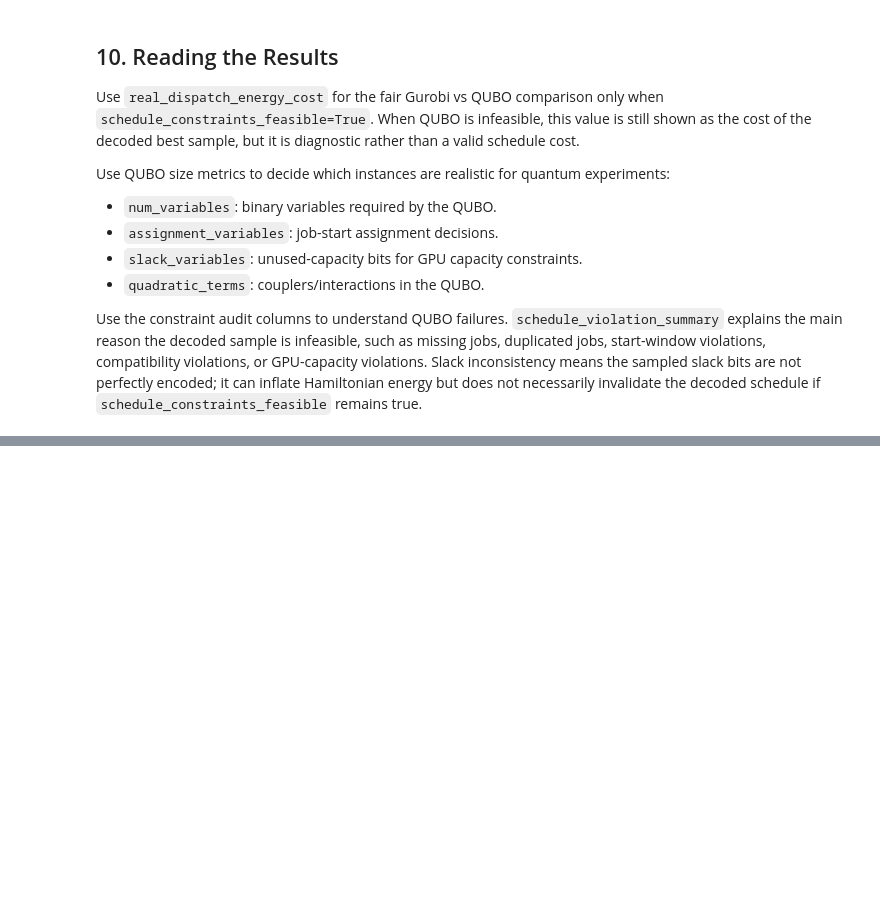
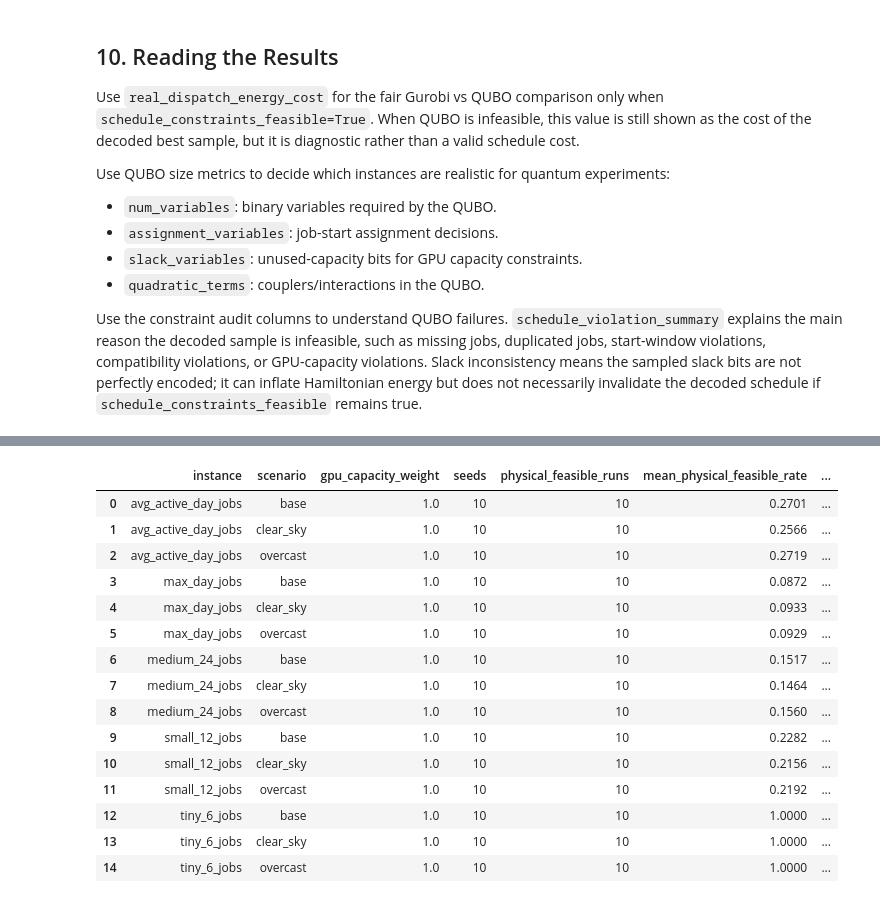
Before and after one commit to jparrado23/data_center_scheduling, a Jupyter notebook: notebooks/19_seren_tiny_three_energy_days.ipynb, the cells around one changed output, grey strips where cells are left out. Drawn from its saved outputs; the diff is of its cells as text; code cells hidden in the pictures; blank space fills up the shorter version.

```diff
--- a/notebooks/19_seren_tiny_three_energy_days.ipynb
+++ b/notebooks/19_seren_tiny_three_energy_days.ipynb
@@ -1164,17 +847,0 @@ import json
-# %%
-fig, axes = plt.subplots(1, 2, figsize=(12, 4))
-for instance_name, group in best_weights_per_peak.groupby("instance"):
-    group = group.sort_values("peak_smoothing_weight")
-    axes[0].plot(group.peak_smoothing_weight, group.strict_feasible_cases,
-                 marker="o", label=instance_name)
-    eligible = group[group.eligible_all_days]
-    axes[1].scatter(eligible.mean_feasible_peak_mw, eligible.mean_feasible_cost, label=instance_name)
-    for row in eligible.itertuples():
-        axes[1].annotate(f"P={row.peak_smoothing_weight:g}",
-                         (row.mean_feasible_peak_mw, row.mean_feasible_cost), fontsize=8)
-axes[0].set(xlabel="Peak weight", ylabel="Days with a feasible sample", ylim=(-0.1, 3.1))
-axes[1].set(xlabel="Mean facility peak (MW)", ylabel="Mean actual energy cost (EUR)",
-            title="Only configurations feasible on every day")
-axes[0].legend(fontsize=8)
-fig.tight_layout()
-plt.show()
@@ -1180,0 +1224,51 @@ plt.show()
+# %%
+# Stage 2: confirm the selected weight for every day with a larger read budget.
+selected_weight_by_instance = selected_gpu_weights.set_index("instance")["gpu_capacity_weight"].to_dict()
+confirmation_rows = []
+for instance_name in CALIBRATION_INSTANCE_NAMES:
+    jobs_df, clusters_df = load_instance(instance_name)
+    selected_gpu_weight = float(selected_weight_by_instance[instance_name])
+    for scenario_name in CALIBRATION_SCENARIO_NAMES:
+        energy_df = add_effective_price_for_qubo(energy_days[scenario_name], jobs_df, clusters_df)
+        for seed in CALIBRATION_CONFIRMATION_SEEDS:
+            confirmation_rows.append(evaluate_qubo_lagrangian_weights(
+                instance_name, scenario_name, energy_df, jobs_df, clusters_df,
+                assignment_weight=CALIBRATION_ASSIGNMENT_WEIGHT,
+                gpu_capacity_weight=selected_gpu_weight,
+                peak_smoothing_weight=CALIBRATION_PEAK_WEIGHT,
+                num_reads=CALIBRATION_CONFIRMATION_READS,
+                seed=seed,
+            ))
+        pd.DataFrame(confirmation_rows).drop(columns="schedule").to_csv(
+            CALIBRATION_OUTPUT_DIR / "confirmation_results.csv", index=False)
+        print(f"Confirmed {instance_name} / {scenario_name}: {len(confirmation_rows)} runs", flush=True)
+
+confirmation_df = pd.DataFrame(confirmation_rows)
+confirmation_summary = confirmation_df.groupby(["instance", "scenario", "gpu_capacity_weight"], as_index=False).agg(
+    seeds=("seed", "size"),
+    physical_feasible_runs=("physical_feasible_schedule", "sum"),
+    mean_physical_feasible_rate=("physical_feasible_sample_rate", "mean"),
+    mean_assignment_feasible_rate=("assignment_feasible_sample_rate", "mean"),
+    mean_gpu_feasible_rate=("gpu_feasible_sample_rate", "mean"),
+    mean_full_qubo_feasible_rate=("full_qubo_feasible_sample_rate", "mean"),
+    mean_assignment_errors=("assignment_error_count", "mean"),
+    mean_gpu_excess=("gpu_excess_total", "mean"),
+    best_real_cost=("real_dispatch_energy_cost", "min"),
+)
+display(confirmation_summary.round(5))
+confirmation_df.drop(columns="schedule").to_csv(CALIBRATION_OUTPUT_DIR / "confirmation_results.csv", index=False)
+confirmation_summary.to_csv(CALIBRATION_OUTPUT_DIR / "confirmation_summary.csv", index=False)
+
+settings = {
+    "assignment_weight": CALIBRATION_ASSIGNMENT_WEIGHT,
+    "gpu_grid": CALIBRATION_GPU_GRID,
+    "peak_weight": CALIBRATION_PEAK_WEIGHT,
+    "screening_reads": CALIBRATION_SCREENING_READS,
+    "screening_seeds": CALIBRATION_SCREENING_SEEDS,
+    "confirmation_reads": CALIBRATION_CONFIRMATION_READS,
+    "confirmation_seeds": CALIBRATION_CONFIRMATION_SEEDS,
+    "instances": CALIBRATION_INSTANCE_NAMES,
+    "days": CALIBRATION_SCENARIO_NAMES,
+}
+(CALIBRATION_OUTPUT_DIR / "settings.json").write_text(json.dumps(settings, indent=2))
+# %% [output]
@@ -1180,0 +1290,16 @@ plt.show()
+|  | instance | scenario | gpu_capacity_weight | seeds | physical_feasible_runs | mean_physical_feasible_rate | ... |
+| 0 | avg_active_day_jobs | base | 1.0 | 10 | 10 | 0.2701 | ... |
+| 1 | avg_active_day_jobs | clear_sky | 1.0 | 10 | 10 | 0.2566 | ... |
+| 2 | avg_active_day_jobs | overcast | 1.0 | 10 | 10 | 0.2719 | ... |
+| 3 | max_day_jobs | base | 1.0 | 10 | 10 | 0.0872 | ... |
+| 4 | max_day_jobs | clear_sky | 1.0 | 10 | 10 | 0.0933 | ... |
+| 5 | max_day_jobs | overcast | 1.0 | 10 | 10 | 0.0929 | ... |
+| 6 | medium_24_jobs | base | 1.0 | 10 | 10 | 0.1517 | ... |
+| 7 | medium_24_jobs | clear_sky | 1.0 | 10 | 10 | 0.1464 | ... |
+| 8 | medium_24_jobs | overcast | 1.0 | 10 | 10 | 0.1560 | ... |
+| 9 | small_12_jobs | base | 1.0 | 10 | 10 | 0.2282 | ... |
+| 10 | small_12_jobs | clear_sky | 1.0 | 10 | 10 | 0.2156 | ... |
+| 11 | small_12_jobs | overcast | 1.0 | 10 | 10 | 0.2192 | ... |
+| 12 | tiny_6_jobs | base | 1.0 | 10 | 10 | 1.0000 | ... |
+| 13 | tiny_6_jobs | clear_sky | 1.0 | 10 | 10 | 1.0000 | ... |
+| 14 | tiny_6_jobs | overcast | 1.0 | 10 | 10 | 1.0000 | ... |
```
Also changed, not shown: parts of 19 cells of this notebook.
